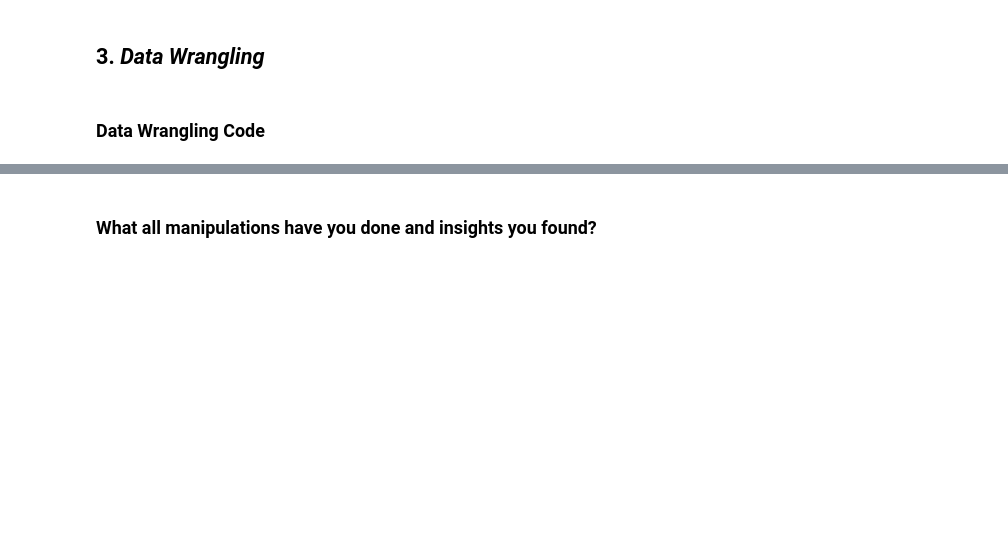
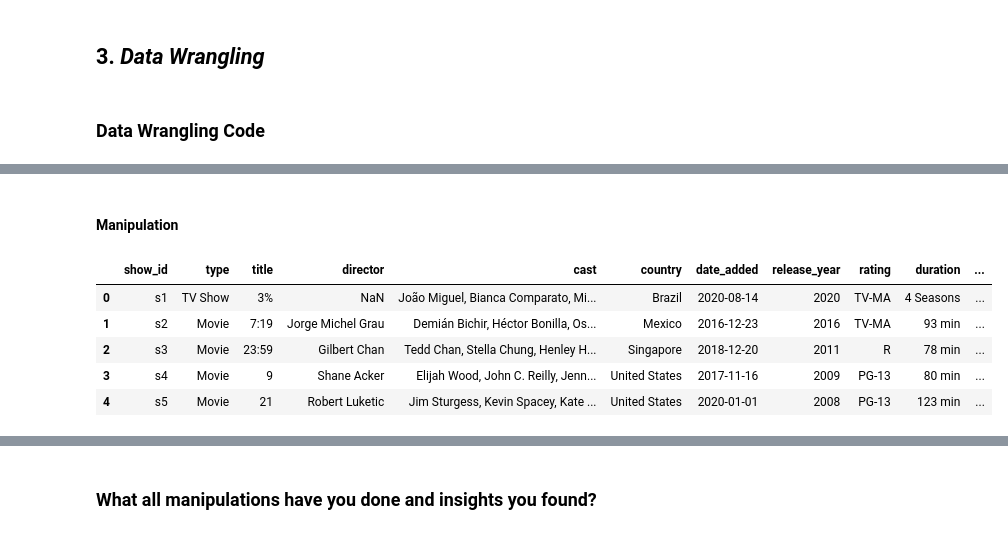
Before and after one commit to 1002Sam/Unsupervised-Project---Netflix-Movies-and-TV-Shows-Clustering, a Jupyter notebook: Unsupervised_Project_Netflix_Movies_and_TV_Shows_Clustering.ipynb, the cells around one changed output, grey strips where cells are left out. Drawn from its saved outputs; the diff is of its cells as text; code cells hidden in the pictures; blank space fills up the shorter version.

```diff
--- a/Unsupervised_Project_Netflix_Movies_and_TV_Shows_Clustering.ipynb
+++ b/Unsupervised_Project_Netflix_Movies_and_TV_Shows_Clustering.ipynb
@@ -133,0 +336,46 @@ Answer Here
+# %%
+# Filling NaN or Missing values in 'cast' column with 'No cast'.
+data['cast'].fillna(value='No cast',inplace=True)
+
+# Know the unique values for column and arrange in descending order of frequency, get idea for imputation.
+data['country'].value_counts()
+
+# Calculate the mode of the 'country' column
+mode_country = data['country'].mode()[0]  # Extract the mode value
+
+# Impute missing values in the 'country' column with the mode (most frequent value)
+data['country'].fillna(mode_country, inplace=True)
+# %%
+# Dealing with null values in 'rating' feature of dataset
+data['rating'].value_counts()
+
+# When dealing with missing values in the 'rating' column, one common approach is to impute them with the mode since the 'rating' is a categorical variable.
+# Calculate the mode of the 'rating' column
+mode_rating = data['rating'].mode()[0]  # Extract the mode value
+
+# Impute missing values in the 'rating' column with the mode
+data['rating'].fillna(mode_rating, inplace=True)
+# %%
+# value_counts() doesn't providing concrete way deal with null values
+data['date_added'].value_counts()
+
+# If the missing dates are not essential for analysis, marking them as 'No available' is a valid approach.
+# This allows us to retain the information that data is missing and prevents potential issues that may arise from imputing dates.
+data['date_added'].fillna('No available', inplace=True)
+# %% [markdown]
+#### Manipulation
+# %%
+# Converting the 'date_added' column to a datetime data type, so I can work with dates more effectively.
+data['date_added'] = pd.to_datetime(data['date_added'], errors='coerce')
+
+# The 'release_year' column should be converted to an integer data type to treat it as a numeric variable.
+data['release_year'] = pd.to_numeric(data['release_year'], errors='coerce', downcast='integer')
+# %%
+data.head()
+# %% [output]
+|  | show_id | type | title | director | cast | country | date_added | release_year | rating | duration | ... |
+| 0 | s1 | TV Show | 3% | NaN | João Miguel, Bianca Comparato, Mi... | Brazil | 2020-08-14 | 2020 | TV-MA | 4 Seasons | ... |
+| 1 | s2 | Movie | 7:19 | Jorge Michel Grau | Demián Bichir, Héctor Bonilla, Os... | Mexico | 2016-12-23 | 2016 | TV-MA | 93 min | ... |
+| 2 | s3 | Movie | 23:59 | Gilbert Chan | Tedd Chan, Stella Chung, Henley H... | Singapore | 2018-12-20 | 2011 | R | 78 min | ... |
+| 3 | s4 | Movie | 9 | Shane Acker | Elijah Wood, John C. Reilly, Jenn... | United States | 2017-11-16 | 2009 | PG-13 | 80 min | ... |
+| 4 | s5 | Movie | 21 | Robert Luketic | Jim Sturgess, Kevin Spacey, Kate ... | United States | 2020-01-01 | 2008 | PG-13 | 123 min | ... |
```
Also changed, not shown: parts of 33 cells of this notebook.
